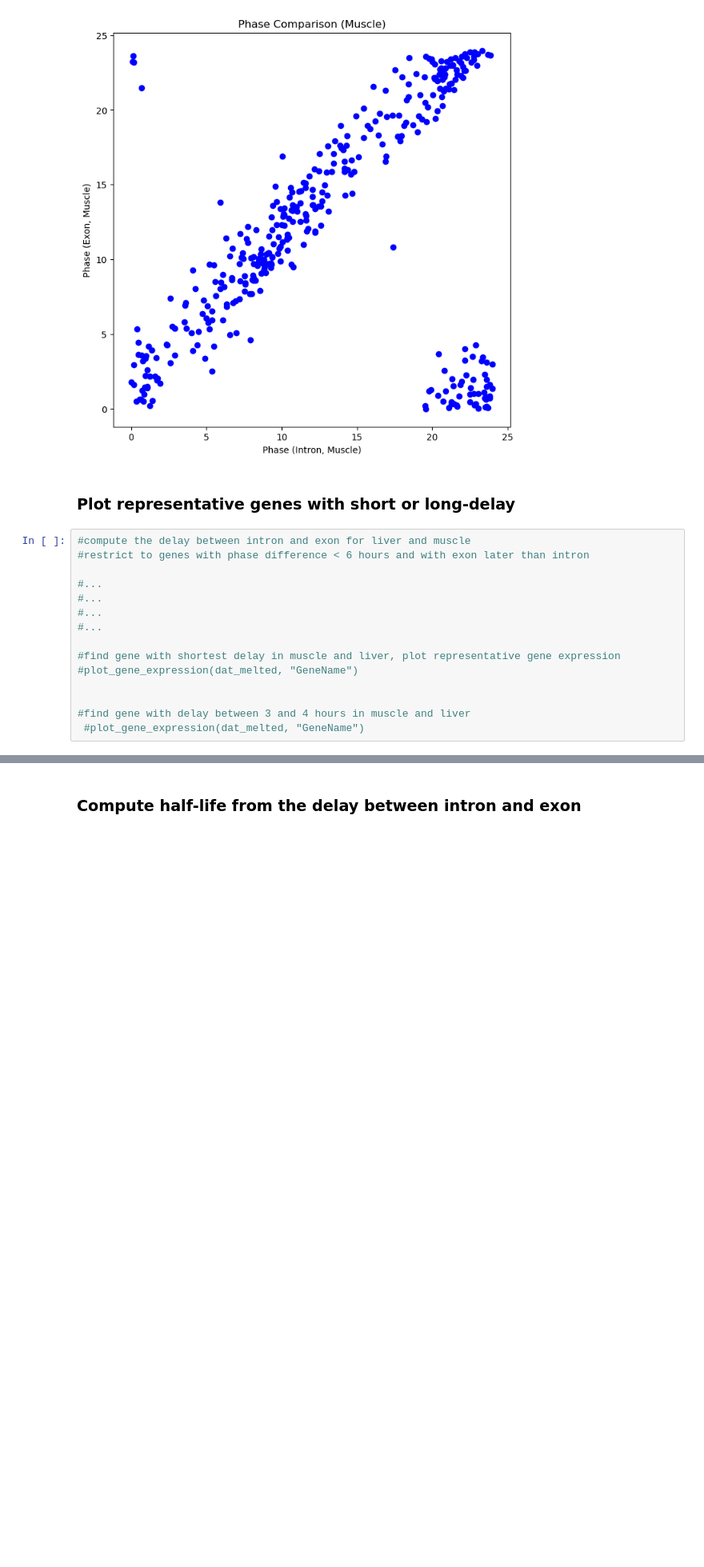
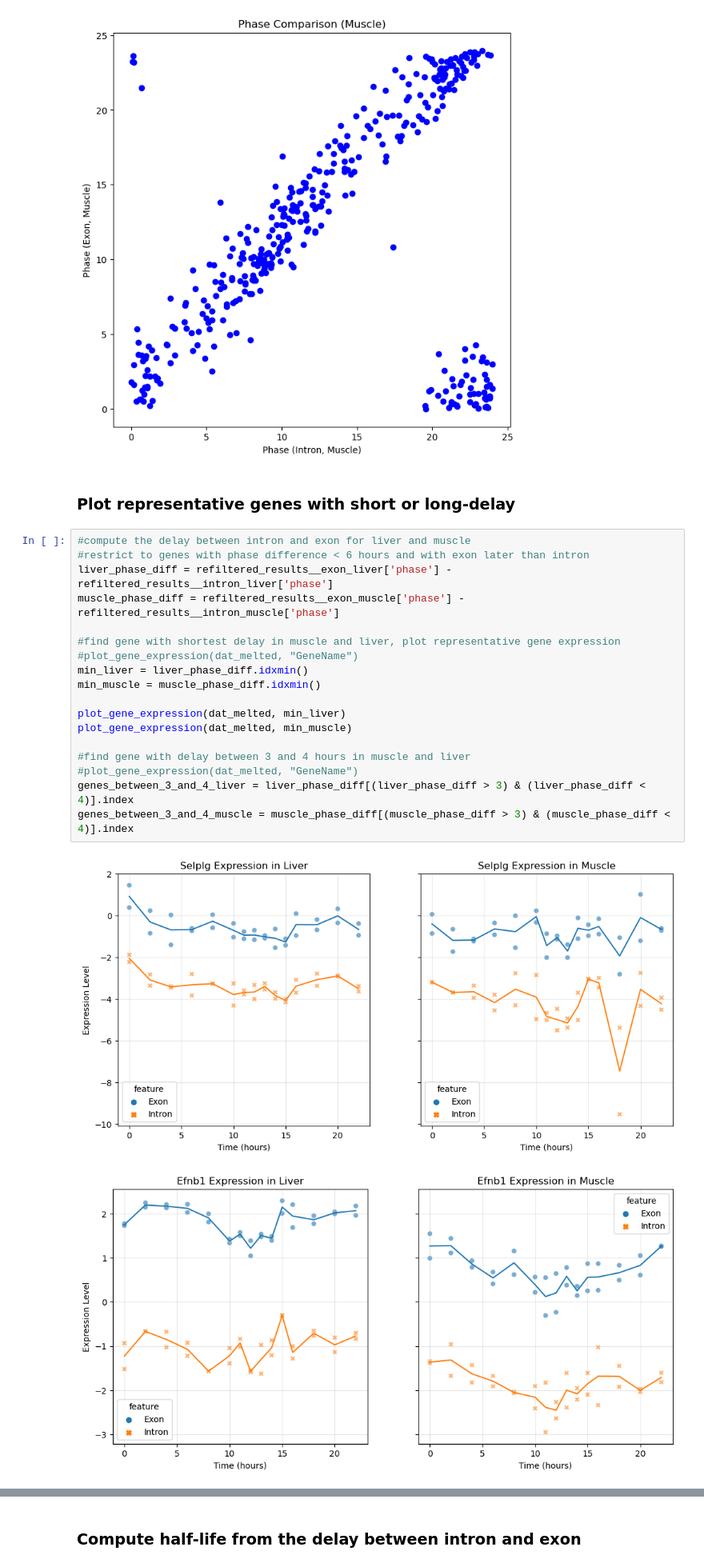
Before and after one commit to GregoirePachebat/group_18, a Jupyter notebook: Week11/Exercise_Week11_12_B_Exercises.ipynb, the cells around one changed output, grey strips where cells are left out. Shown at 80% size. Drawn from its saved outputs; the diff is of its cells as text; blank space fills up the shorter version.

```diff
--- a/Week11/Exercise_Week11_12_B_Exercises.ipynb
+++ b/Week11/Exercise_Week11_12_B_Exercises.ipynb
@@ -531,15 +528,21 @@ plt.show()
 # %%
 #compute the delay between intron and exon for liver and muscle
 #restrict to genes with phase difference < 6 hours and with exon later than intron
-
-#...
-#...
-#...
-#...
+liver_phase_diff = refiltered_results__exon_liver['phase'] - refiltered_results__intron_liver['phase']
+muscle_phase_diff = refiltered_results__exon_muscle['phase'] - refiltered_results__intron_muscle['phase']
 
 #find gene with shortest delay in muscle and liver, plot representative gene expression
 #plot_gene_expression(dat_melted, "GeneName")
+min_liver = liver_phase_diff.idxmin()
+min_muscle = muscle_phase_diff.idxmin()
 
+plot_gene_expression(dat_melted, min_liver)
+plot_gene_expression(dat_melted, min_muscle)
 
 #find gene with delay between 3 and 4 hours in muscle and liver
- #plot_gene_expression(dat_melted, "GeneName")
+#plot_gene_expression(dat_melted, "GeneName")
+genes_between_3_and_4_liver = liver_phase_diff[(liver_phase_diff > 3) & (liver_phase_diff < 4)].index
+genes_between_3_and_4_muscle = muscle_phase_diff[(muscle_phase_diff > 3) & (muscle_phase_diff < 4)].index
+# %% [output]
+[figure, added]
+[figure, added]
```
Also changed, not shown: parts of 2 cells of this notebook.
